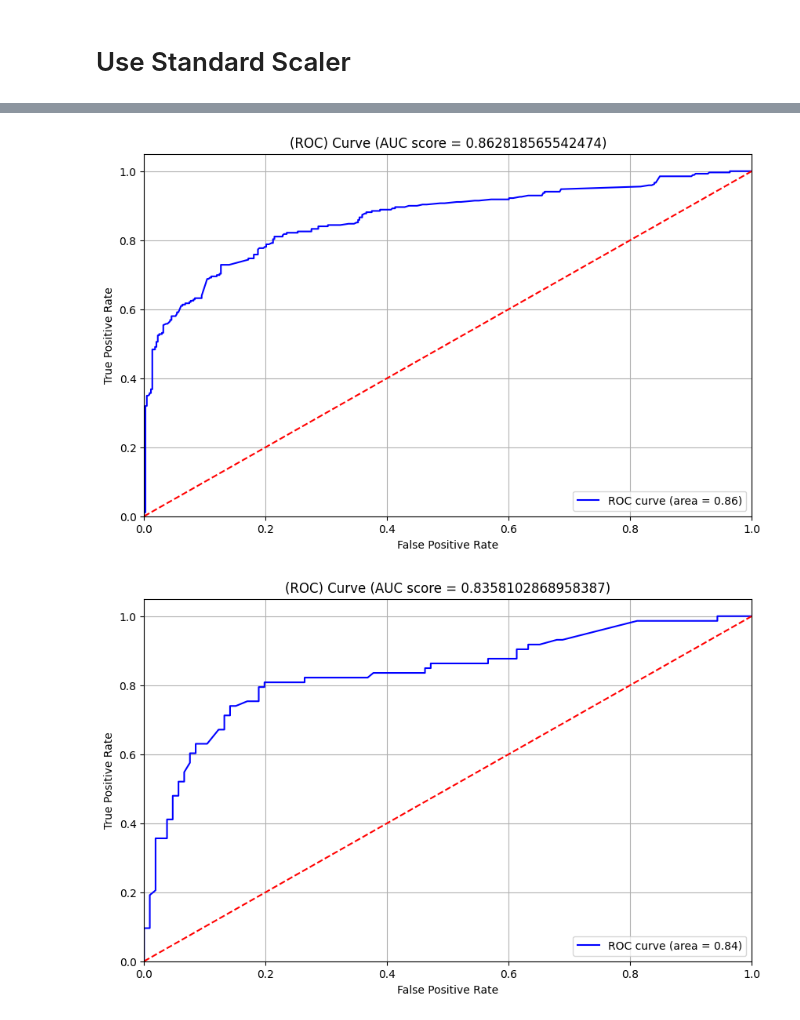
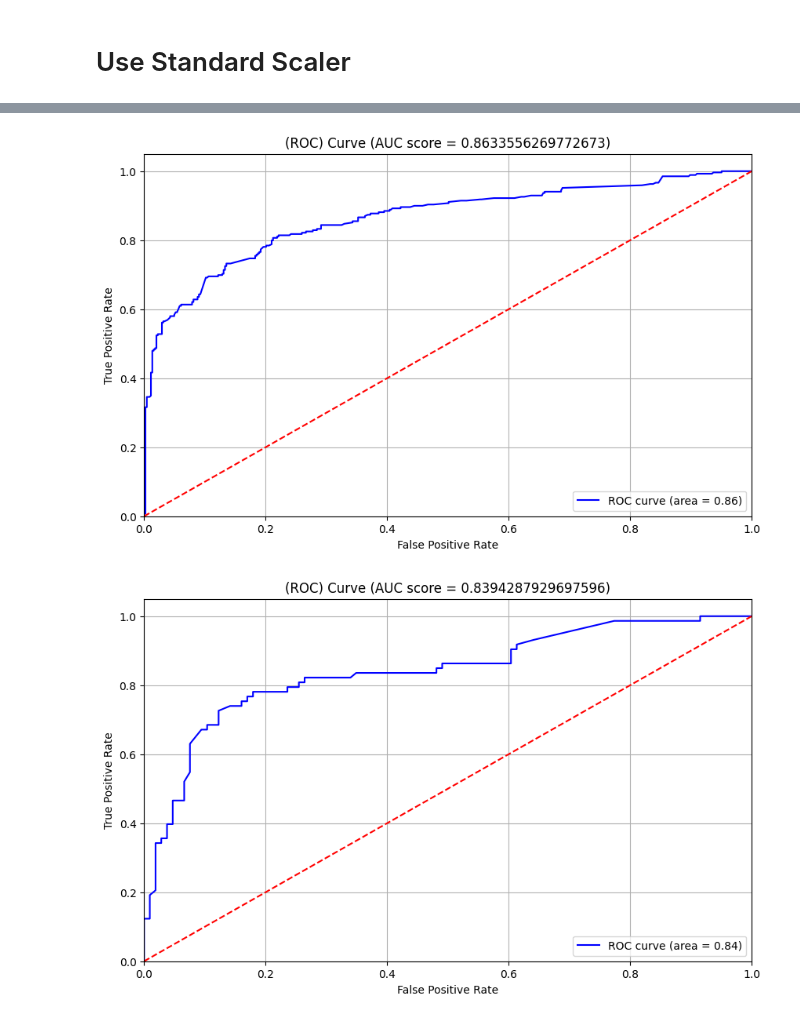
Before and after one commit to JakubWujec/titanic-prediction, a Jupyter notebook: notebooks/lr.ipynb, the cells around one changed output, grey strips where cells are left out. Saved outputs shown, nothing was run; the diff lists cells and outputs as text; code cells hidden in the pictures.

```diff
--- a/notebooks/lr.ipynb
+++ b/notebooks/lr.ipynb
@@ -176,8 +176,9 @@ plot_roc_curve(y_true=y_val, y_score=y_pred)
 # Use Standard Scaler
 # %%
 from sklearn.discriminant_analysis import StandardScaler
+from sklearn.preprocessing import MinMaxScaler
 
-scaler = StandardScaler()
+scaler = MinMaxScaler()
 
 def train(df_train, y_train, features, **lr_params):
     dicts = df_train[features].to_dict(orient='records')
@@ -234,11 +235,10 @@ for C in [0.001, 0.01, 0.1, 1, 10, 50, 75, 100, 150, 1000]:
 # %%
 features = ['age', 'sex', 'pclass', 'sibsp', 'solo', 'parch']
-for C in range(50, 60, 1):
+for C in range(1, 21, 1):
     lr_params['C'] = C
     dv, model = train(df_train, y_train, features, **lr_params)
     y_pred = predict(df_val, dv, features, model)
     y_pred_train = predict(df_train, dv, features, model)
     score = roc_auc_score(y_val, y_pred)
     print((C, score))
-lr_params['C'] = 56
 # %% [output]
@@ -255,10 +265,11 @@ lr_params['C'] = 56
 # %%
+lr_params['C'] = 10
 dv, model = train(df_train, y_train, features, **lr_params)
 y_pred = predict(df_val, dv, features, model)
 y_pred_train = predict(df_train, dv, features, model)
 
 plot_roc_curve(y_true=y_train, y_score=y_pred_train)
 plot_roc_curve(y_true=y_val, y_score=y_pred)
 # %% [output]
-[figure, old version]
+[figure, new version]
-[figure, old version]
+[figure, new version]
```
Also changed, not shown: parts of 3 cells of this notebook, 1 other file.
